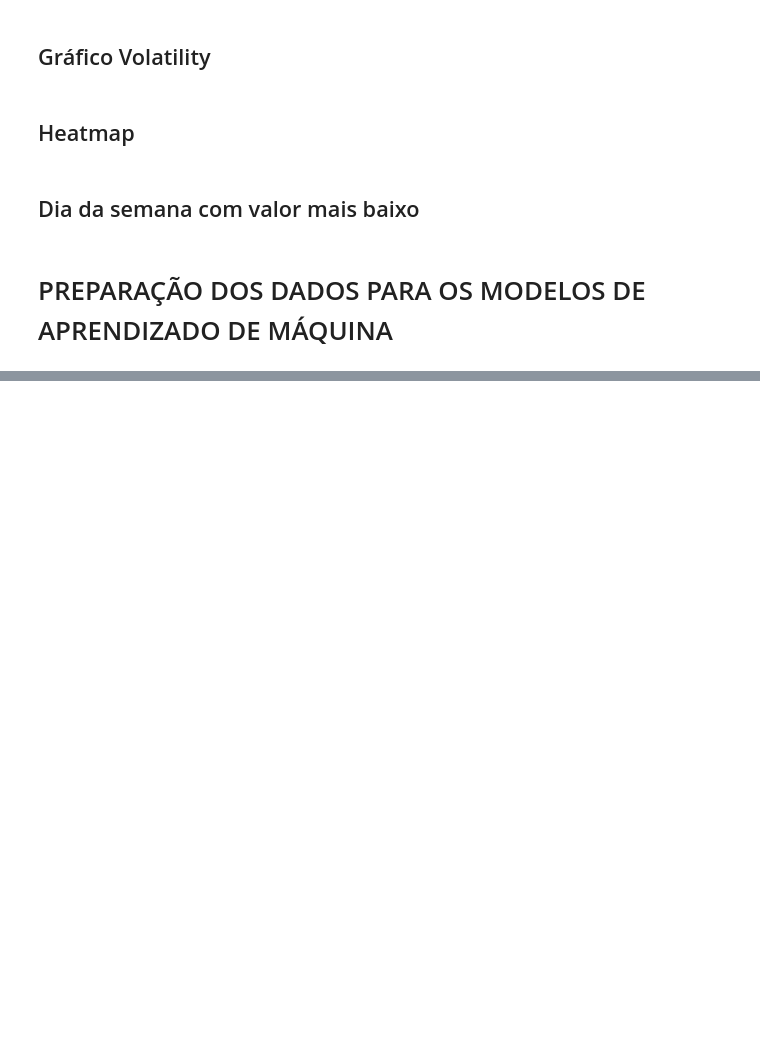
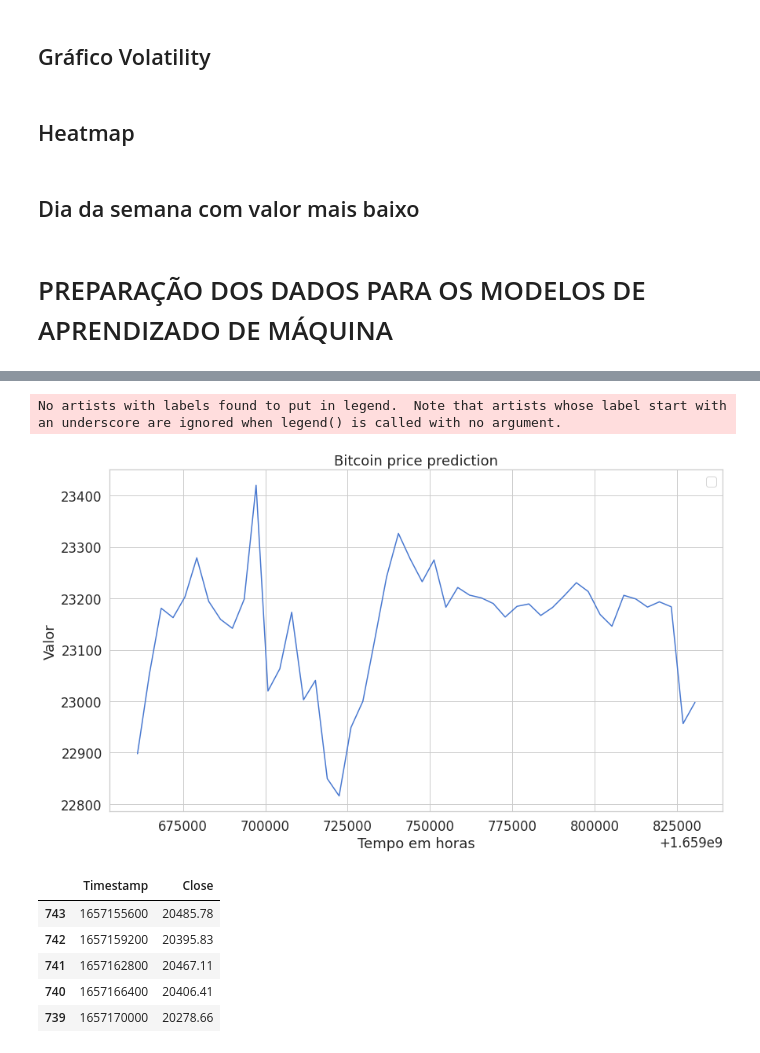
Before and after one commit to WillianAgostini/bitcoin_prediction, a Jupyter notebook: btc-price-prediction-using-lstm.ipynb, the cells around one changed output, grey strips where cells are left out. Drawn from its saved outputs; the diff is of its cells as text; code cells hidden in the pictures; blank space fills up the shorter version.

```diff
--- a/btc-price-prediction-using-lstm.ipynb
+++ b/btc-price-prediction-using-lstm.ipynb
@@ -640,0 +629,36 @@ O intervalo entre datas é de 31/03/2020 00:01:00 até 31/03/2021 00:00:00, soma
+# %%
+# Predict future data
+filtered = importDB(relativedelta(months=1))
+dbToPredict = filtered.copy()
+
+for _ in range(1, 48):
+    closedValues, scaler = getCloseValues(dbToPredict)
+    trainX, trainY, testX, testY = preprocess(
+        closedValues, LOOP_BACK, SEPARATE_HOURS_TO_TEST)
+
+    y_hat = model.predict(testX)
+    y_hat = scaler.inverse_transform(y_hat)
+    dbToPredict.append({'Close': y_hat[-1][0], 'Timestamp': dbToPredict["Timestamp"][-1:].values[0] + 3600}, ignore_index=True)
+# %%
+y_test_inverse = scaler.inverse_transform(testY)
+
+# plt.plot(y_test_inverse, label="Valor Atual", color='green')
+# plt.plot(dbToPredict['Close'].values[-48:], label="Valor Previsto pelo Modelo", color='red')
+
+plt.plot(dbToPredict['Timestamp'].values[-48:], dbToPredict['Close'].values[-48:])
+plt.title('Bitcoin price prediction')
+plt.xlabel('Tempo em horas')
+plt.ylabel('Valor')
+plt.legend(loc='best')
+plt.show()
+
+dbToPredict.head()
+# %% [output]
+No artists with labels found to put in legend.  Note that artists whose label start with an underscore are ignored when legend() is called with no argument.
+[figure, added]
+|  | Timestamp | Close |
+| 743 | 1657155600 | 20485.78 |
+| 742 | 1657159200 | 20395.83 |
+| 741 | 1657162800 | 20467.11 |
+| 740 | 1657166400 | 20406.41 |
+| 739 | 1657170000 | 20278.66 |
```
Also changed, not shown: parts of 8 cells of this notebook.
